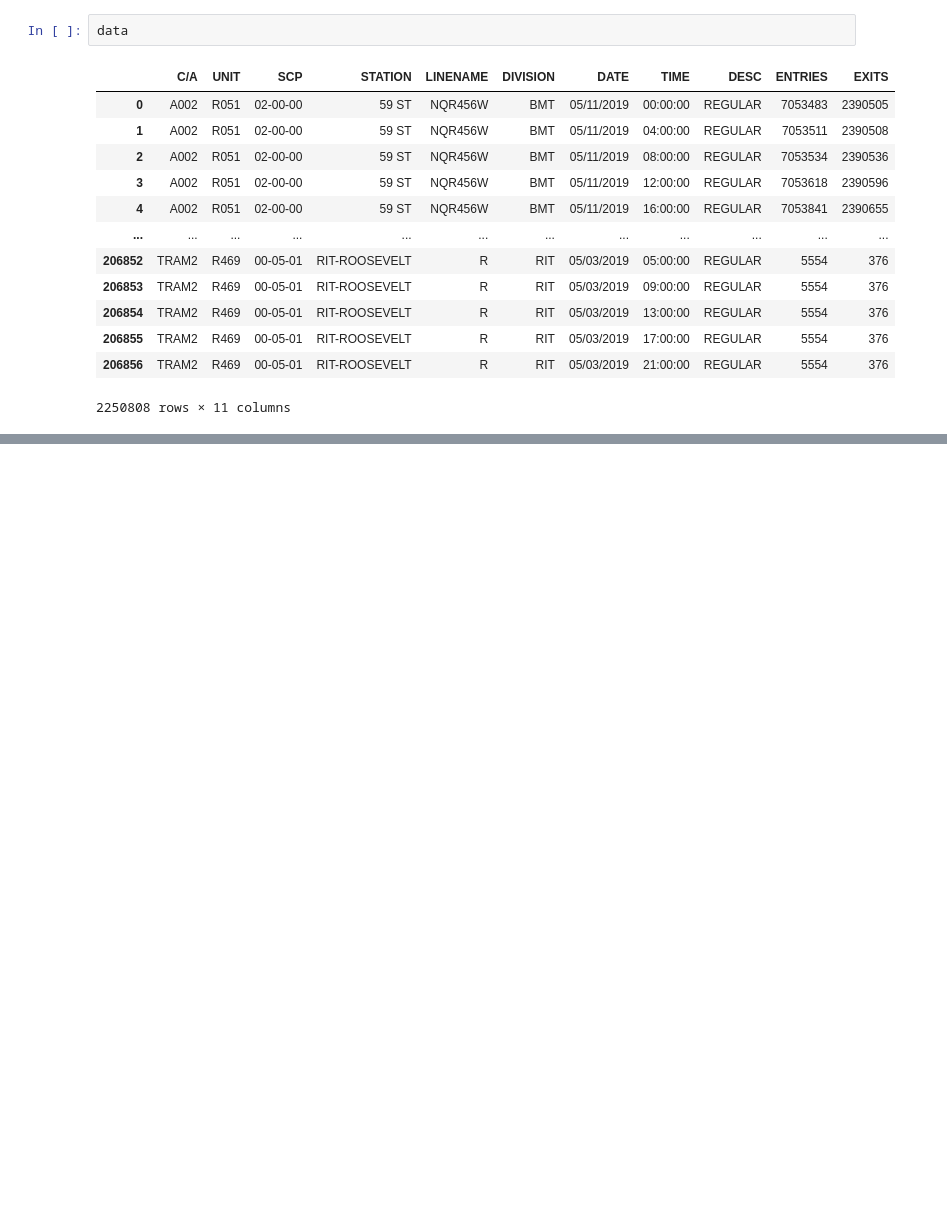
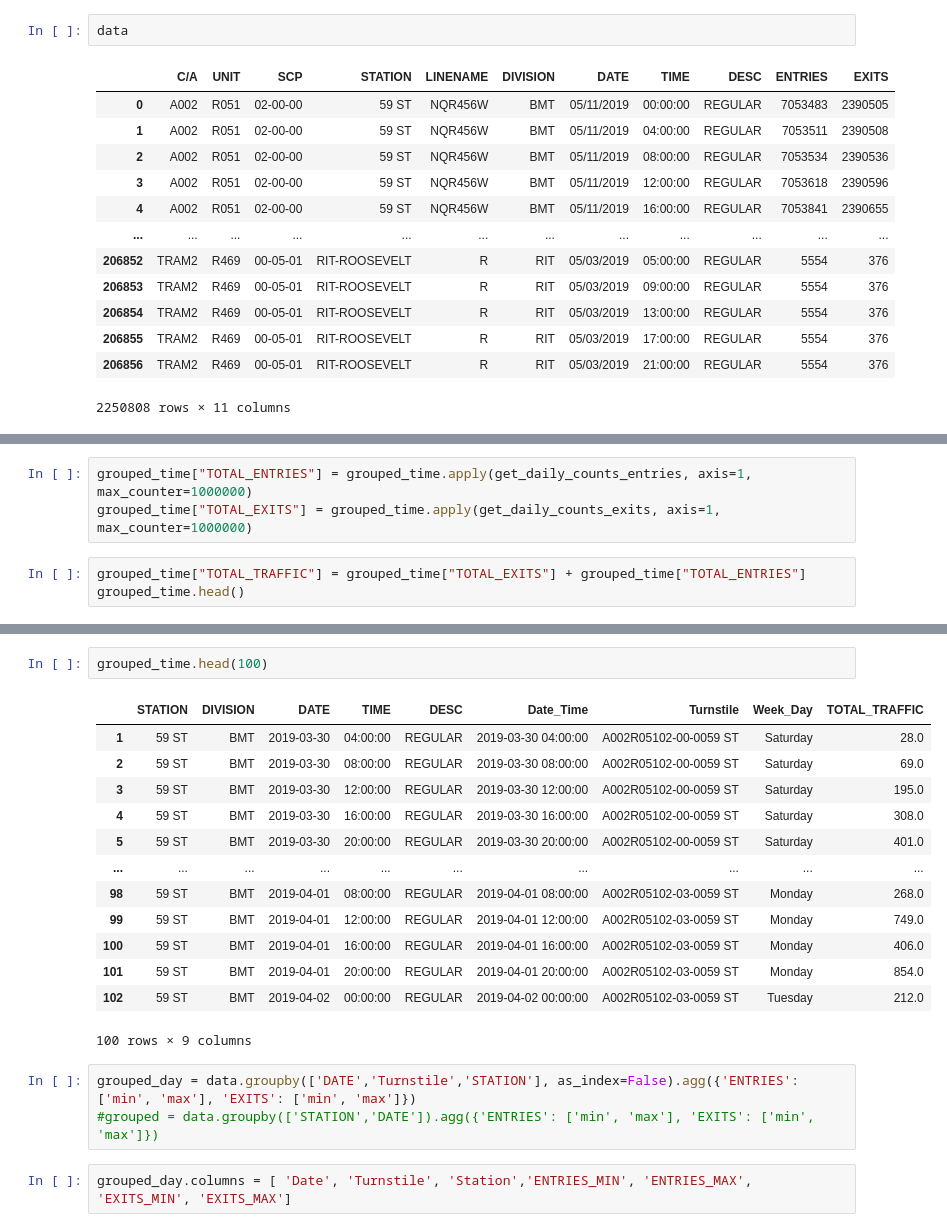
Before and after one commit to racheldilley1/mta-project-1, a Jupyter notebook: Josef_MTA_Workbook.ipynb, the cells around one changed output, grey strips where cells are left out. Saved outputs shown, nothing was run; the diff lists cells and outputs as text; blank space fills up the shorter version.

```diff
--- a/Josef_MTA_Workbook.ipynb
+++ b/Josef_MTA_Workbook.ipynb
@@ -80,0 +155,6 @@ data
+# %%
+grouped_time["TOTAL_ENTRIES"] = grouped_time.apply(get_daily_counts_entries, axis=1, max_counter=1000000)
+grouped_time["TOTAL_EXITS"] = grouped_time.apply(get_daily_counts_exits, axis=1, max_counter=1000000)
+# %%
+grouped_time["TOTAL_TRAFFIC"] = grouped_time["TOTAL_EXITS"] + grouped_time["TOTAL_ENTRIES"]
+grouped_time.head()
@@ -80,0 +182,21 @@ data
+# %%
+grouped_time.head(100)
+# %% [output]
+|  | STATION | DIVISION | DATE | TIME | DESC | Date_Time | Turnstile | Week_Day | TOTAL_TRAFFIC |
+| 1 | 59 ST | BMT | 2019-03-30 | 04:00:00 | REGULAR | 2019-03-30 04:00:00 | A002R05102-00-0059 ST | Saturday | 28.0 |
+| 2 | 59 ST | BMT | 2019-03-30 | 08:00:00 | REGULAR | 2019-03-30 08:00:00 | A002R05102-00-0059 ST | Saturday | 69.0 |
+| 3 | 59 ST | BMT | 2019-03-30 | 12:00:00 | REGULAR | 2019-03-30 12:00:00 | A002R05102-00-0059 ST | Saturday | 195.0 |
+| 4 | 59 ST | BMT | 2019-03-30 | 16:00:00 | REGULAR | 2019-03-30 16:00:00 | A002R05102-00-0059 ST | Saturday | 308.0 |
+| 5 | 59 ST | BMT | 2019-03-30 | 20:00:00 | REGULAR | 2019-03-30 20:00:00 | A002R05102-00-0059 ST | Saturday | 401.0 |
+| ... | ... | ... | ... | ... | ... | ... | ... | ... | ... |
+| 98 | 59 ST | BMT | 2019-04-01 | 08:00:00 | REGULAR | 2019-04-01 08:00:00 | A002R05102-03-0059 ST | Monday | 268.0 |
+| 99 | 59 ST | BMT | 2019-04-01 | 12:00:00 | REGULAR | 2019-04-01 12:00:00 | A002R05102-03-0059 ST | Monday | 749.0 |
+| 100 | 59 ST | BMT | 2019-04-01 | 16:00:00 | REGULAR | 2019-04-01 16:00:00 | A002R05102-03-0059 ST | Monday | 406.0 |
+| 101 | 59 ST | BMT | 2019-04-01 | 20:00:00 | REGULAR | 2019-04-01 20:00:00 | A002R05102-03-0059 ST | Monday | 854.0 |
+| 102 | 59 ST | BMT | 2019-04-02 | 00:00:00 | REGULAR | 2019-04-02 00:00:00 | A002R05102-03-0059 ST | Tuesday | 212.0 |
+100 rows × 9 columns
+# %%
+grouped_day = data.groupby(['DATE','Turnstile','STATION'], as_index=False).agg({'ENTRIES': ['min', 'max'], 'EXITS': ['min', 'max']})
+#grouped = data.groupby(['STATION','DATE']).agg({'ENTRIES': ['min', 'max'], 'EXITS': ['min', 'max']})
+# %%
+grouped_day.columns = [ 'Date', 'Turnstile', 'Station','ENTRIES_MIN', 'ENTRIES_MAX', 'EXITS_MIN', 'EXITS_MAX']
```
Also changed, not shown: parts of 26 cells of this notebook.
